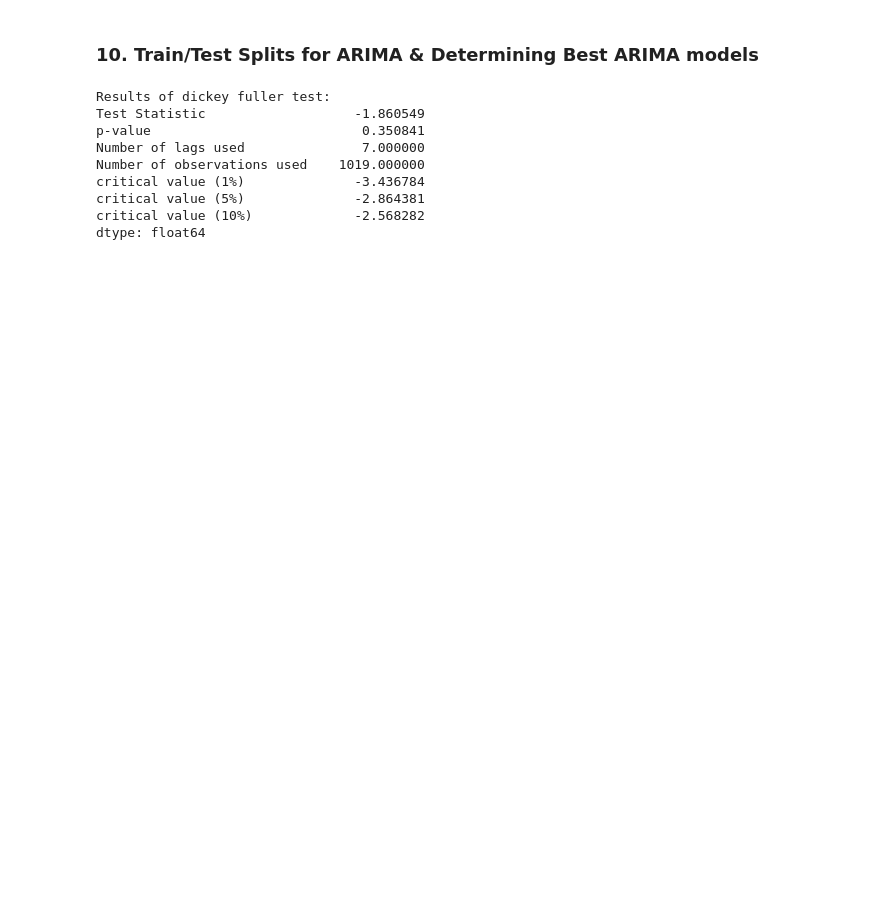
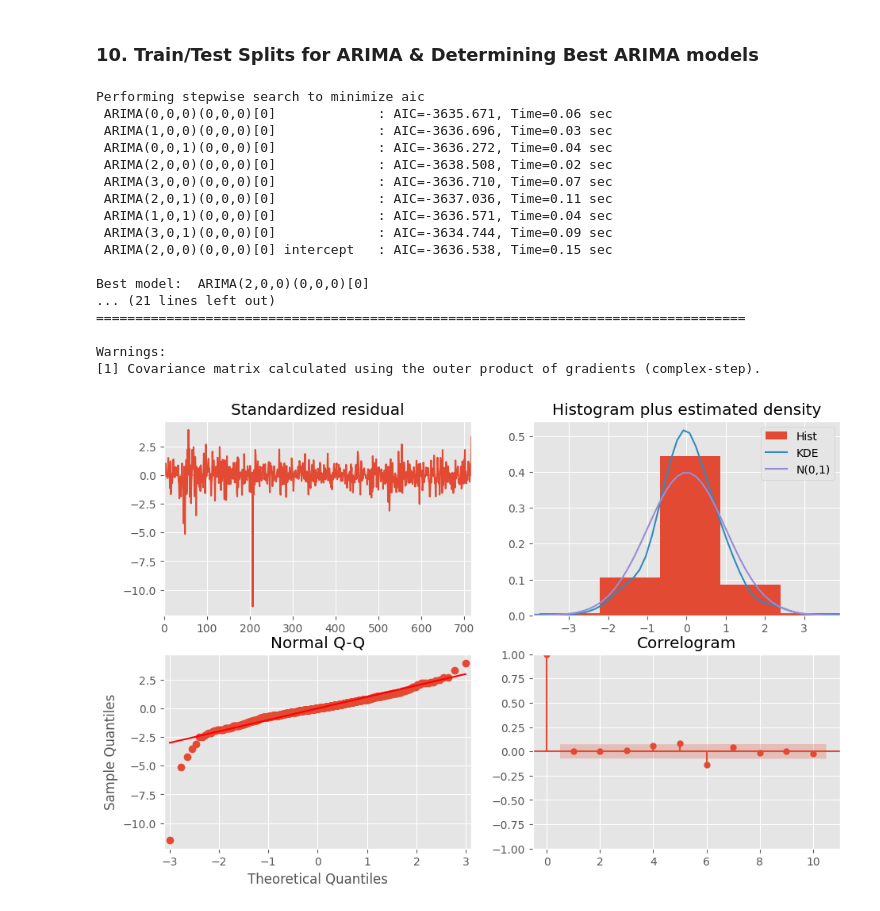
Before and after one commit to cem-akkus/Master, a Jupyter notebook: DataVisualisations.ipynb, the cells around one changed output. Cells and saved outputs as stored; diff of their text form; code cells hidden in the pictures; blank space fills up the shorter version.

```diff
--- a/DataVisualisations.ipynb
+++ b/DataVisualisations.ipynb
@@ -350,15 +369,2 @@ dtype: float64
 # %% [markdown]
 ### 10. Train/Test Splits for ARIMA & Determining Best ARIMA models
-# %%
-#Test for stationarity - dax
-test_stationarity(data_dict['SAP_DE']['Close'][:-1])
-# %% [output]
-Results of dickey fuller test:
-Test Statistic                   -1.860549
-p-value                           0.350841
-Number of lags used               7.000000
-Number of observations used    1019.000000
-critical value (1%)              -3.436784
-critical value (5%)              -2.864381
-critical value (10%)             -2.568282
-dtype: float64
@@ -364,0 +375,40 @@ dtype: float64
+# %%
+#hyperparameter for train/test split
+train_test_ratio = 7/10
+# %%
+#split dax asset returns into train and test set
+train_arima_SAP, test_arima_SAP = train_test_split(data_dict['SAP_DE']['1d_return'], test_size=1-train_test_ratio, shuffle = False)
+# %%
+#determining most suitable arima order for dax prediction
+autoarima = auto_arima(train_arima_SAP,
+                      start_p=0, start_q=0,  #minimum p and q
+                      test='adf',            #use augmented dickey-fuller test to find optimal 'd'
+                      max_p=3, max_q=3,      #maximum p and q
+                      d=None,                #let model determine 'd'
+                      seasonal=False,        #no seasonality
+                      trace=True,
+                      error_action='ignore',
+                      suppress_warnings=True,
+                      stepwise=True)
+print(autoarima.summary())
+autoarima.plot_diagnostics(figsize=(11,7))
+plt.show()
+# %% [output]
+Performing stepwise search to minimize aic
+ ARIMA(0,0,0)(0,0,0)[0]             : AIC=-3635.671, Time=0.06 sec
+ ARIMA(1,0,0)(0,0,0)[0]             : AIC=-3636.696, Time=0.03 sec
+ ARIMA(0,0,1)(0,0,0)[0]             : AIC=-3636.272, Time=0.04 sec
+ ARIMA(2,0,0)(0,0,0)[0]             : AIC=-3638.508, Time=0.02 sec
+ ARIMA(3,0,0)(0,0,0)[0]             : AIC=-3636.710, Time=0.07 sec
+ ARIMA(2,0,1)(0,0,0)[0]             : AIC=-3637.036, Time=0.11 sec
+ ARIMA(1,0,1)(0,0,0)[0]             : AIC=-3636.571, Time=0.04 sec
+ ARIMA(3,0,1)(0,0,0)[0]             : AIC=-3634.744, Time=0.09 sec
+ ARIMA(2,0,0)(0,0,0)[0] intercept   : AIC=-3636.538, Time=0.15 sec
+
+Best model:  ARIMA(2,0,0)(0,0,0)[0]
+... (21 lines left out)
+===================================================================================
+
+Warnings:
+[1] Covariance matrix calculated using the outer product of gradients (complex-step).
+[figure, added]
```
Also changed, not shown: parts of 25 cells of this notebook.
